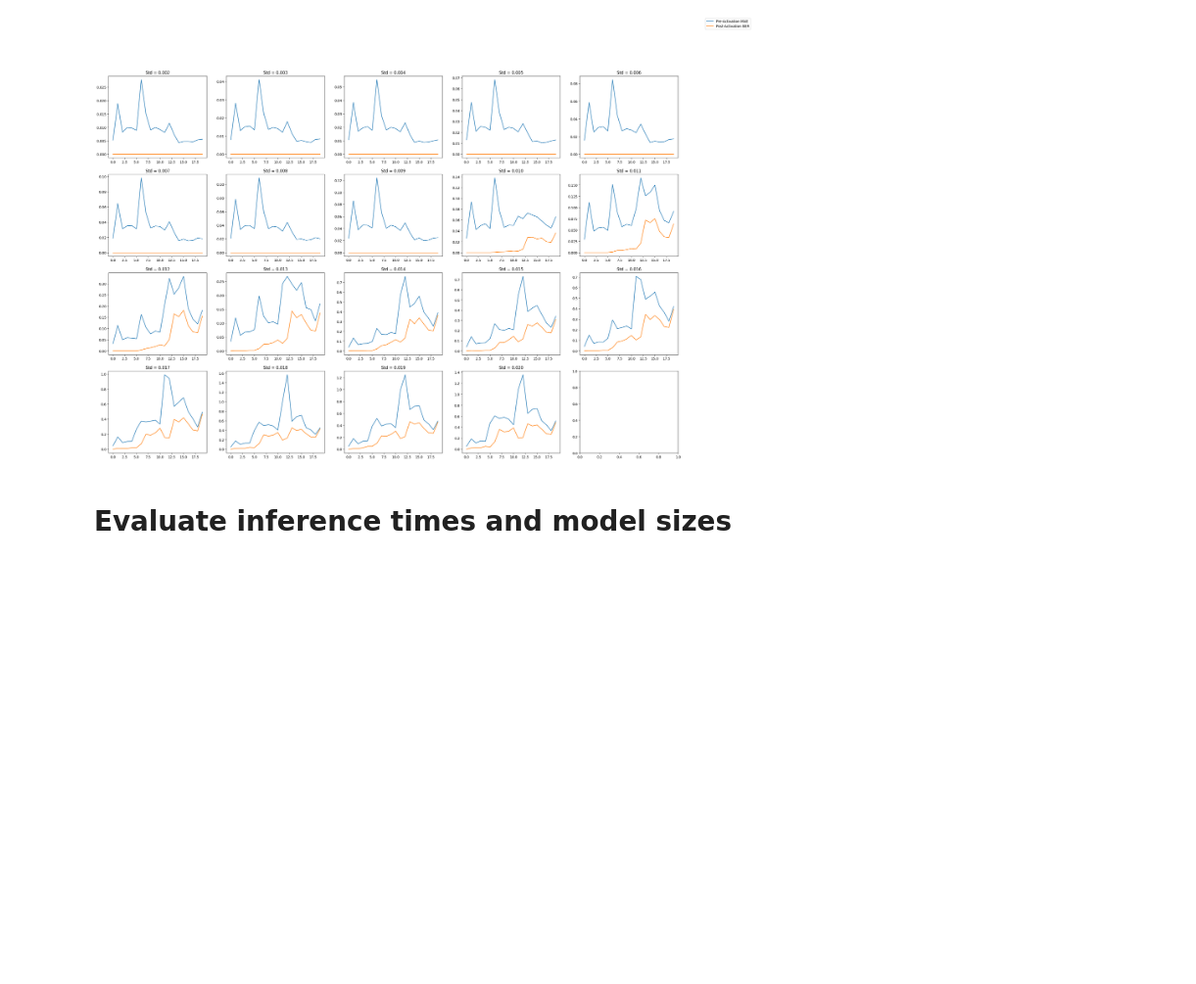
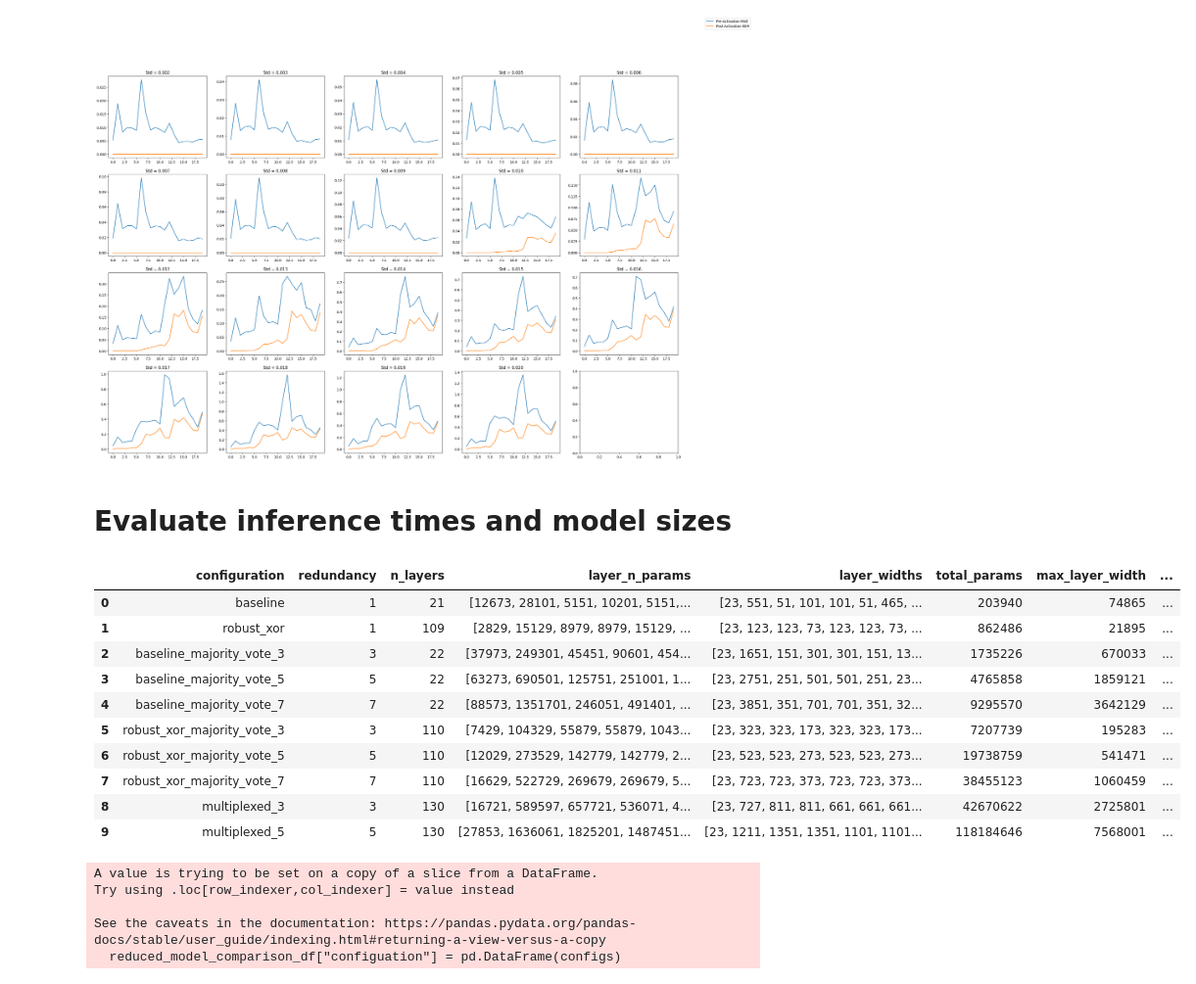
Before and after one commit to bell-bot/msc-project, a Jupyter notebook: src/msc_project/experiments/fault_tolerant_boolean_circuits/evaluate.ipynb, the cells around one changed output. Shown at 98% size. Drawn from its saved outputs; the diff is of its cells as text; code cells hidden in the pictures; blank space fills up the shorter version.

```diff
--- a/src/msc_project/experiments/fault_tolerant_boolean_circuits/evaluate.ipynb
+++ b/src/msc_project/experiments/fault_tolerant_boolean_circuits/evaluate.ipynb
@@ -399,3 +418,17 @@ for model_name, model_data in data.items():
 model_comparison_df = pd.DataFrame(data_unpacked)
 # %%
 model_comparison_df["mean_inference_time"] = model_comparison_df["mean_inference_time"].round(4)
+# %%
+model_comparison_df[]
+# %% [output]
+|  | configuration | redundancy | n_layers | layer_n_params | layer_widths | total_params | max_layer_width | ... |
+| 0 | baseline | 1 | 21 | [12673, 28101, 5151, 10201, 5151,... | [23, 551, 51, 101, 101, 51, 465, ... | 203940 | 74865 | ... |
+| 1 | robust_xor | 1 | 109 | [2829, 15129, 8979, 8979, 15129, ... | [23, 123, 123, 73, 123, 123, 73, ... | 862486 | 21895 | ... |
+| 2 | baseline_majority_vote_3 | 3 | 22 | [37973, 249301, 45451, 90601, 454... | [23, 1651, 151, 301, 301, 151, 13... | 1735226 | 670033 | ... |
+| 3 | baseline_majority_vote_5 | 5 | 22 | [63273, 690501, 125751, 251001, 1... | [23, 2751, 251, 501, 501, 251, 23... | 4765858 | 1859121 | ... |
+| 4 | baseline_majority_vote_7 | 7 | 22 | [88573, 1351701, 246051, 491401, ... | [23, 3851, 351, 701, 701, 351, 32... | 9295570 | 3642129 | ... |
+| 5 | robust_xor_majority_vote_3 | 3 | 110 | [7429, 104329, 55879, 55879, 1043... | [23, 323, 323, 173, 323, 323, 173... | 7207739 | 195283 | ... |
+| 6 | robust_xor_majority_vote_5 | 5 | 110 | [12029, 273529, 142779, 142779, 2... | [23, 523, 523, 273, 523, 523, 273... | 19738759 | 541471 | ... |
+| 7 | robust_xor_majority_vote_7 | 7 | 110 | [16629, 522729, 269679, 269679, 5... | [23, 723, 723, 373, 723, 723, 373... | 38455123 | 1060459 | ... |
+| 8 | multiplexed_3 | 3 | 130 | [16721, 589597, 657721, 536071, 4... | [23, 727, 811, 811, 661, 661, 661... | 42670622 | 2725801 | ... |
+| 9 | multiplexed_5 | 5 | 130 | [27853, 1636061, 1825201, 1487451... | [23, 1211, 1351, 1351, 1101, 1101... | 118184646 | 7568001 | ... |
@@ -401,0 +451,8 @@ model_comparison_df["mean_inference_time"] = model_comparison_df["mean_inference
+# %%
+reduced_model_comparison_df["configuation"] = pd.DataFrame(configs)
+# %% [output]
+A value is trying to be set on a copy of a slice from a DataFrame.
+Try using .loc[row_indexer,col_indexer] = value instead
+
+See the caveats in the documentation: https://pandas.pydata.org/pandas-docs/stable/user_guide/indexing.html#returning-a-view-versus-a-copy
+  reduced_model_comparison_df["configuation"] = pd.DataFrame(configs)
```
Also changed, not shown: parts of 10 cells of this notebook, 34 other files.
